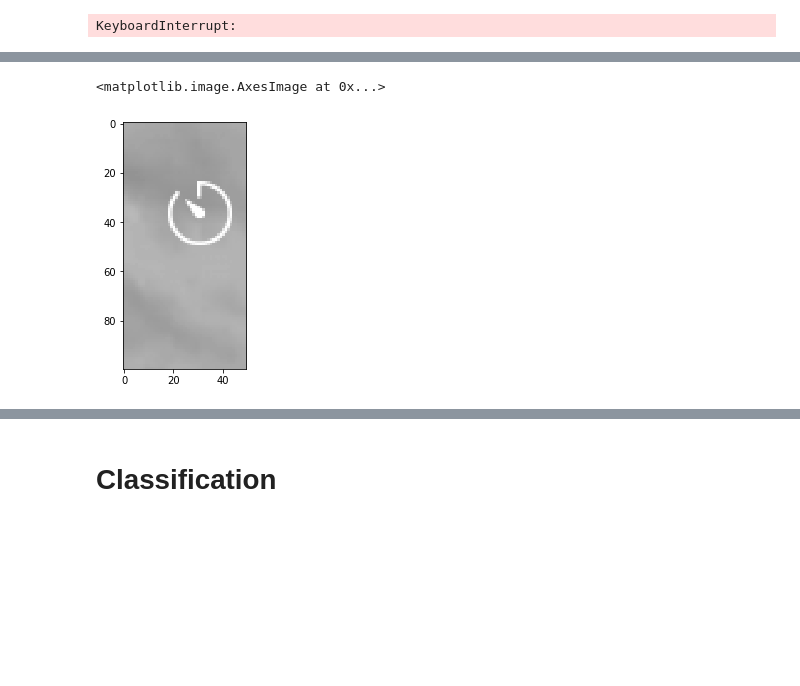
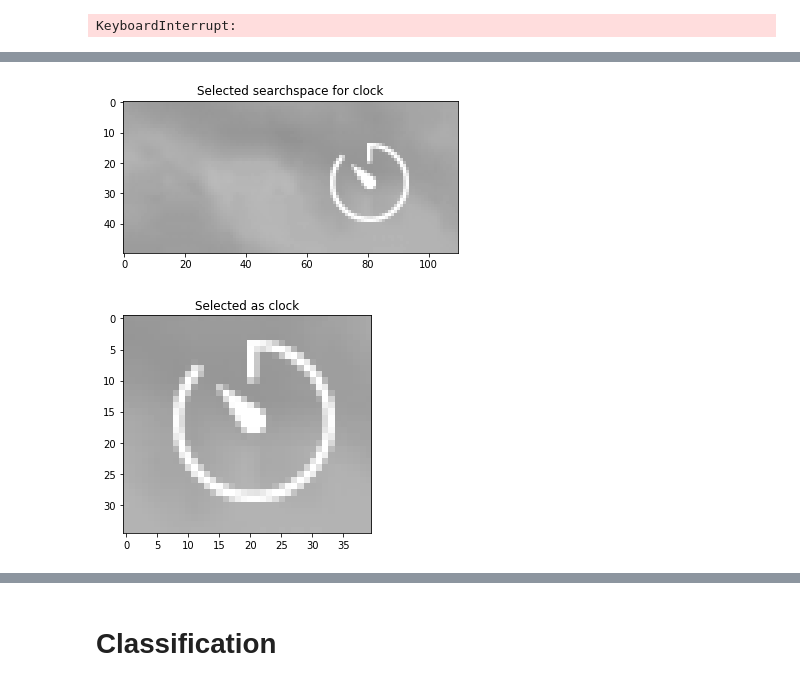
Before and after one commit to readmees/sleep_analyser, a Jupyter notebook: slaap_analyse.ipynb, the cells around one changed output, grey strips where cells are left out. Drawn from its saved outputs; the diff is of its cells as text; code cells hidden in the pictures; blank space fills up the shorter version.

```diff
--- a/slaap_analyse.ipynb
+++ b/slaap_analyse.ipynb
@@ -82,7 +83,14 @@ KeyboardInterrupt:
-# %%
-A = rgb2gray(imread(f'{directory}/IMG_9984.PNG'))
-imshow(A[300:400, 200:250])
-# %% [output]
-<matplotlib.image.AxesImage at 0x...>
-[figure, removed]
+# %%
+directory = '/home/meester/Slaap analyse/sleep_analyser/'
+A = rgb2gray(imread('role_model.PNG'))
+plt.imshow(A[310:360,150:260], cmap='gray', vmin=0, vmax=1)
+plt.title('Selected searchspace for clock')
+plt.show()
+clock = rgb2gray(imread(f'{directory}/classification/timer;.png'))
+plt.imshow(clock, cmap='gray', vmin=0, vmax=1)
+plt.title('Selected as clock')
+plt.show()
+# %% [output]
+[figure, added]
+[figure, added]
 # %%
```
Also changed, not shown: parts of 11 cells of this notebook.
